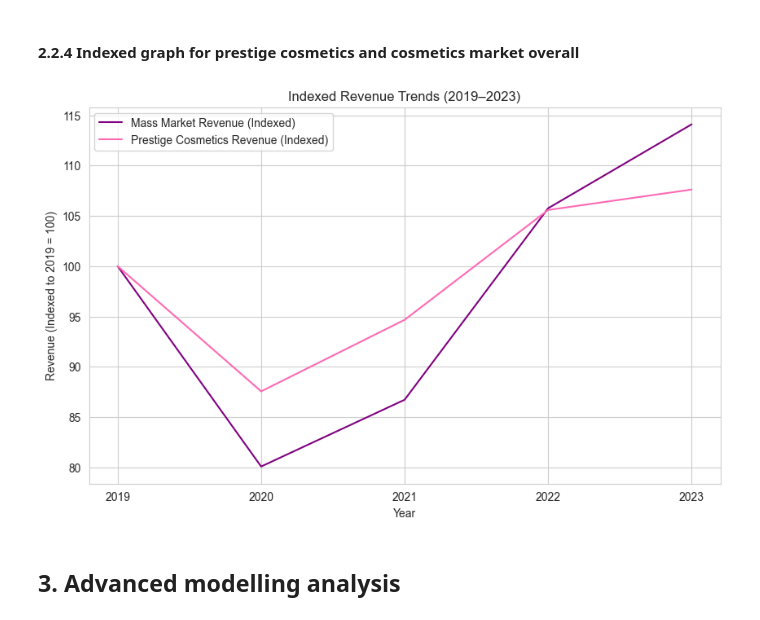
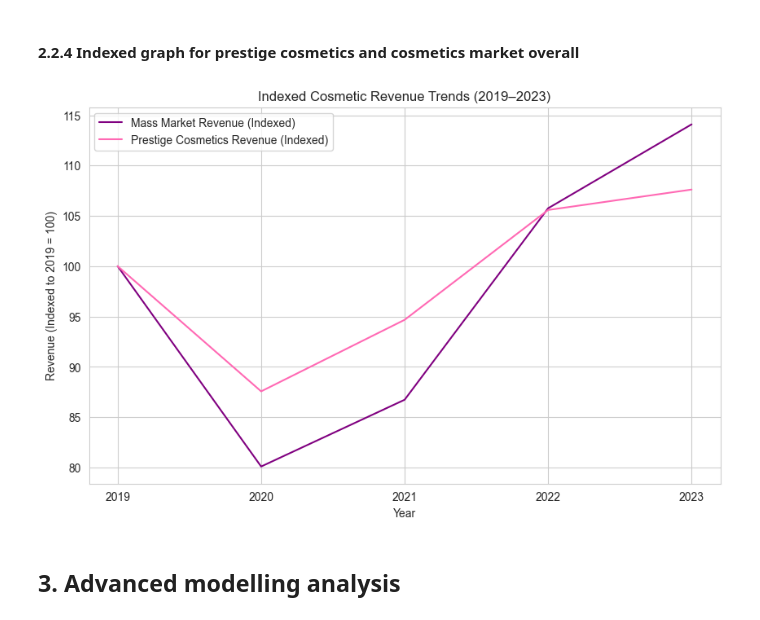
Before and after one commit to kaitlinjohnson1/Luxury_goods_project, a Jupyter notebook: code/visualisations_code.ipynb, the cells around one changed output. Drawn from its saved outputs; the diff is of its cells as text; code cells hidden in the pictures.

Commit message:
Saved plots and changed titles

```diff
--- a/code/visualisations_code.ipynb
+++ b/code/visualisations_code.ipynb
@@ -267,30 +267,30 @@ merged_cos_df.head()
 # %%
 # Create copy of the above dataframe incase of mistakes
 df_indexed = merged_cos_df.copy()
 
 # Create in index where the first row (2019) is the baseline of 100, each value divided by this x 100
 df_indexed['Revenue mass market'] = merged_cos_df['Revenue mass market'] / merged_cos_df['Revenue mass market'].iloc[0] * 100
 df_indexed['Prestige Cosmetics Revenue'] = merged_cos_df['Prestige Cosmetics Revenue'] / merged_cos_df['Prestige Cosmetics Revenue'].iloc[0] * 100
 
 # Create figure for indexed graph
 plt.figure(figsize=(10, 6))
 
 # Plot line for each (mass and prestige) using year and indexed values
 plt.plot(merged_cos_df['Year'], df_indexed['Revenue mass market'], label='Mass Market Revenue (Indexed)', color="purple")
 plt.plot(merged_cos_df['Year'], df_indexed['Prestige Cosmetics Revenue'], label='Prestige Cosmetics Revenue (Indexed)', color="hotpink")
 
 # Add labels and legends
 plt.xticks(merged_cos_df["Year"])
 plt.xlabel('Year')
 plt.ylabel('Revenue (Indexed to 2019 = 100)')
-plt.title('Indexed Revenue Trends (2019–2023)')
+plt.title('Indexed Cosmetic Revenue Trends (2019–2023)')
 plt.legend()
 plt.grid(True)
 
 # Show graph
 plt.show()
 # %% [output]
-[figure, old version]
+[figure, new version]
 # %% [markdown]
 ## 3. Advanced modelling analysis
 # %% [markdown]
```
Also changed, not shown: parts of 1 cell of this notebook, 10 other files.
